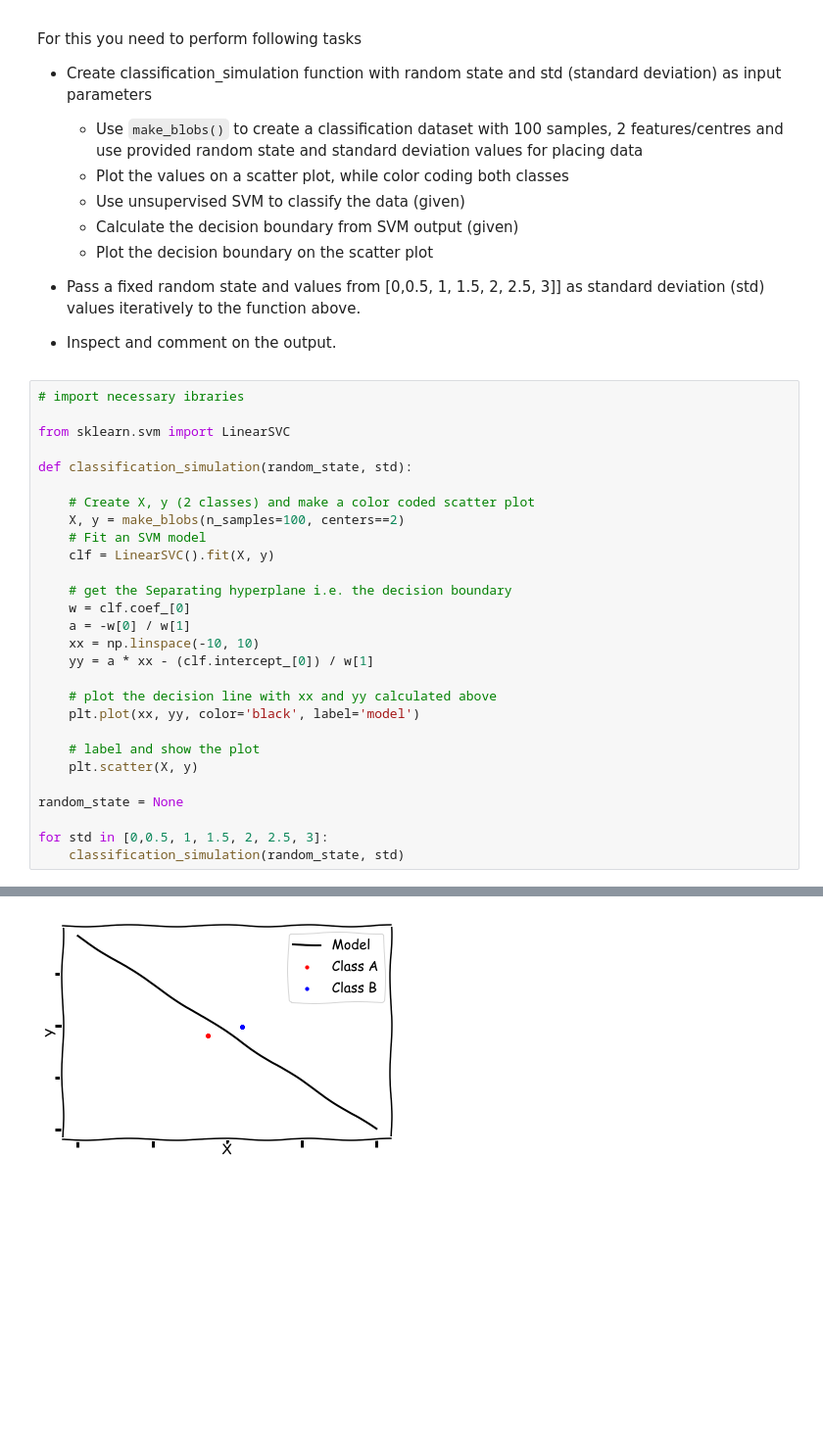
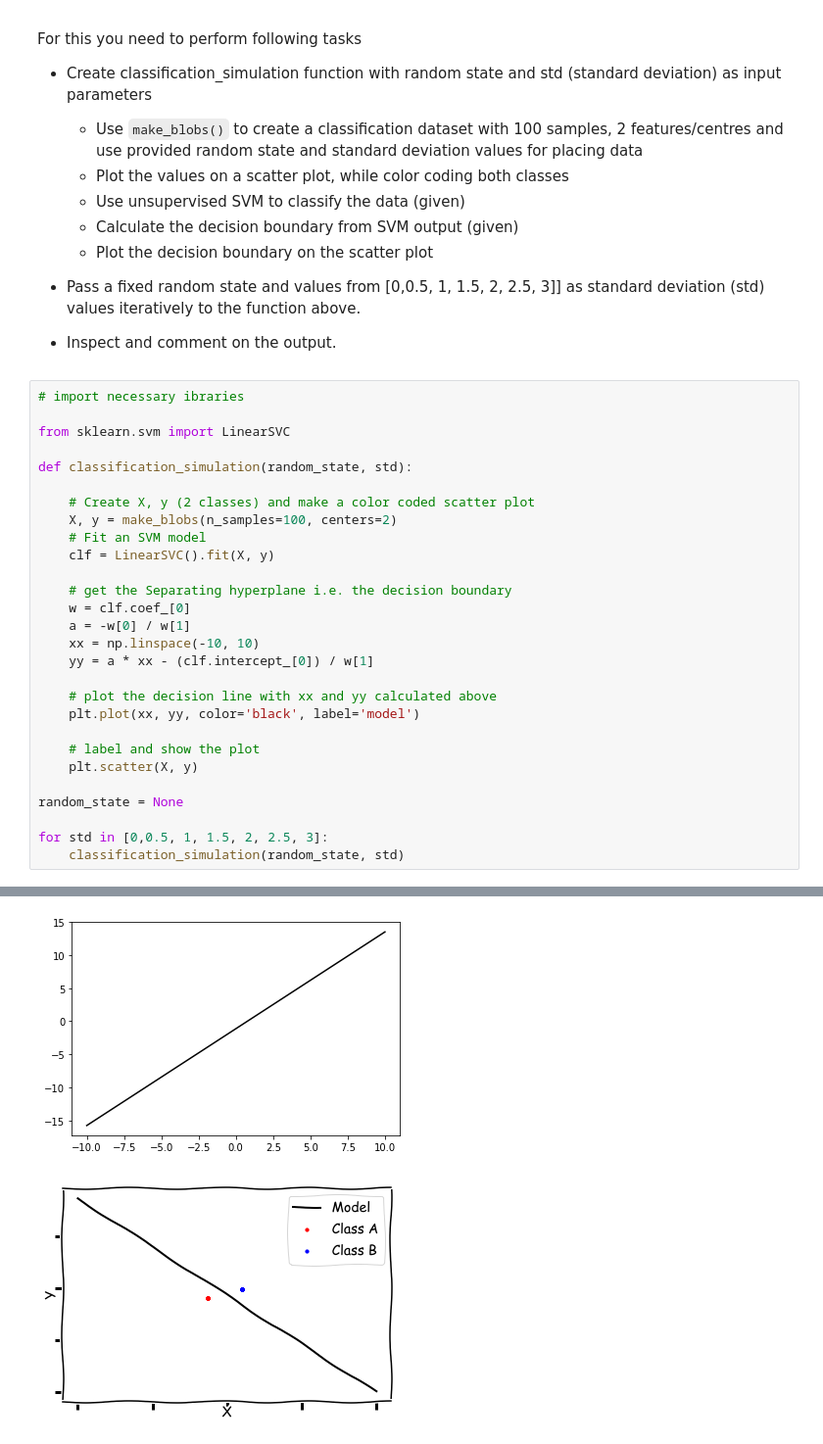
Before and after one commit to kayschulz/dsc-2-23-06-data-generation-process-lab-seattle-ds-career-040119, a Jupyter notebook: index.ipynb, the cells around one changed output, grey strips where cells are left out. Shown at 98% size. Drawn from its saved outputs; the diff is of its cells as text; blank space fills up the shorter version.

```diff
--- a/index.ipynb
+++ b/index.ipynb
@@ -89,7 +89,7 @@ from sklearn.svm import LinearSVC
 def classification_simulation(random_state, std):
 
     # Create X, y (2 classes) and make a color coded scatter plot
-    X, y = make_blobs(n_samples=100, centers==2)
+    X, y = make_blobs(n_samples=100, centers=2)
     # Fit an SVM model
     clf = LinearSVC().fit(X, y)
 
@@ -114,3 +114,4 @@ SyntaxError: positional argument follows keyword argument (<ipython-input-11-fc2
+[figure, added]
 # %%
 # %% [output]
 [figure]
```
Also changed, not shown: parts of 1 cell of this notebook.
